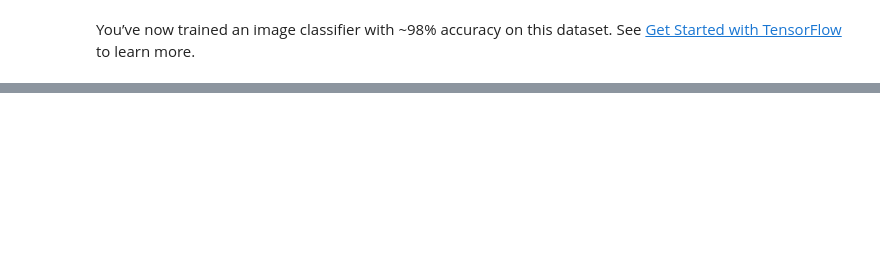
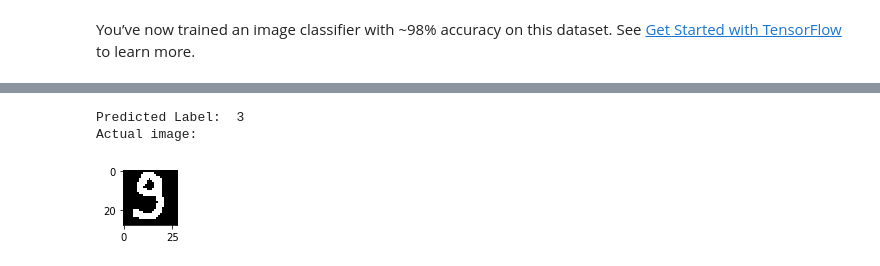
Before and after one commit to phamminhtris/ml, a Jupyter notebook: DigitRecognitionWithTensorFlow.ipynb, the cells around one changed output, grey strips where cells are left out. Saved outputs shown, nothing was run; the diff lists cells and outputs as text; code cells hidden in the pictures; blank space fills up the shorter version.

```diff
--- a/DigitRecognitionWithTensorFlow.ipynb
+++ b/DigitRecognitionWithTensorFlow.ipynb
@@ -96,0 +132,8 @@ ModuleNotFoundError: No module named 'google.colab'
+# %%
+def make_prediction_and_display_image(np_image, tensorflow_model):
+    image = np_image.reshape(1,28,28)
+
+    print("Predicted Label: ", np.argmax(tensorflow_model.predict(image)[0]))
+    print('Actual image:')
+    plt.figure( figsize = (1,1))
+    plt.imshow(image[0], cmap = 'gray')
@@ -171,0 +166,7 @@ Actual image:
+# %%
+number_nine = np.array(np.array(Image.open('another_9.png')))
+make_prediction_and_display_image(number_nine, model)
+# %% [output]
+Predicted Label:  3
+Actual image:
+[figure, added]
```
Also changed, not shown: parts of 24 cells of this notebook, 4 other files.
